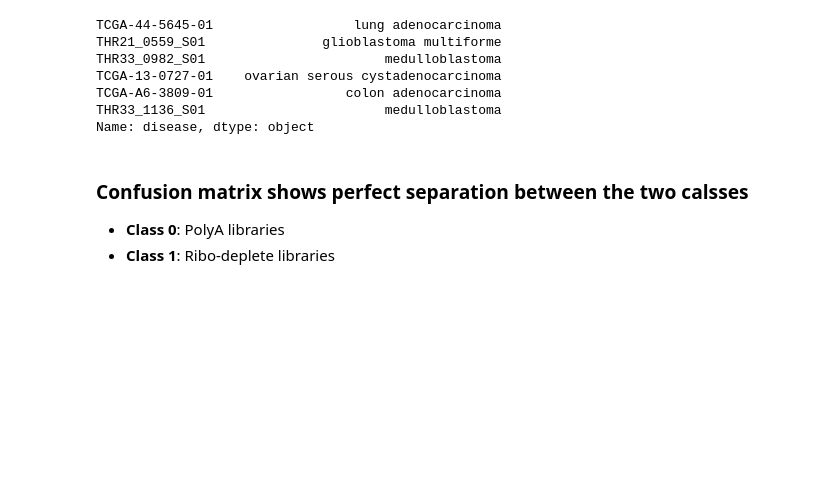
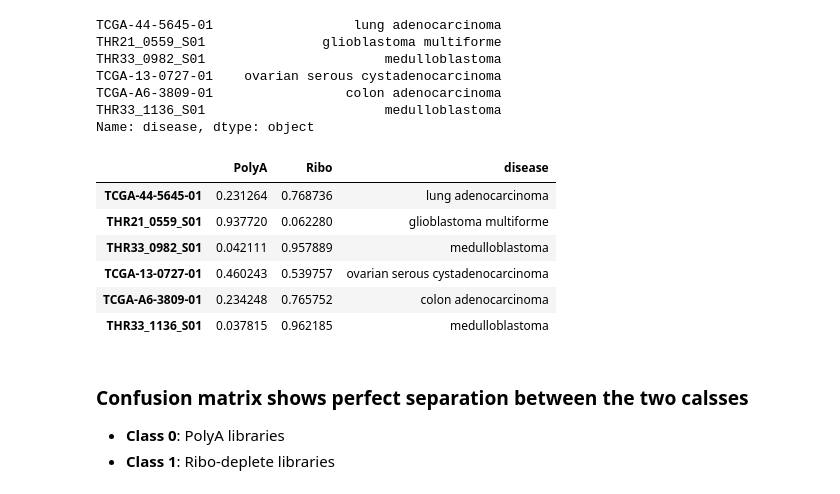
Before and after one commit to ioannisa92/RiboVsPolyA, a Jupyter notebook: examples/RF_train_Unbalanced.ipynb, the cells around one changed output. Cells and saved outputs as stored; diff of their text form; code cells hidden in the pictures; blank space fills up the shorter version.

```diff
--- a/examples/RF_train_Unbalanced.ipynb
+++ b/examples/RF_train_Unbalanced.ipynb
@@ -119,6 +119,16 @@ TCGA-13-0727-01    ovarian serous cystadenocarcinoma
 TCGA-A6-3809-01                 colon adenocarcinoma
 THR33_1136_S01                       medulloblastoma
 Name: disease, dtype: object
+# %%
+pd.concat([misclassified_df, all_clinical.loc[misclassified_df.index]], axis=1)
+# %% [output]
+|  | PolyA | Ribo | disease |
+| TCGA-44-5645-01 | 0.231264 | 0.768736 | lung adenocarcinoma |
+| THR21_0559_S01 | 0.937720 | 0.062280 | glioblastoma multiforme |
+| THR33_0982_S01 | 0.042111 | 0.957889 | medulloblastoma |
+| TCGA-13-0727-01 | 0.460243 | 0.539757 | ovarian serous cystadenocarcinoma |
+| TCGA-A6-3809-01 | 0.234248 | 0.765752 | colon adenocarcinoma |
+| THR33_1136_S01 | 0.037815 | 0.962185 | medulloblastoma |
 # %% [markdown]
 ### Confusion matrix shows perfect separation between the two calsses
 * **Class 0**: PolyA libraries
```
Also changed, not shown: parts of 13 cells of this notebook, 6 other files.
